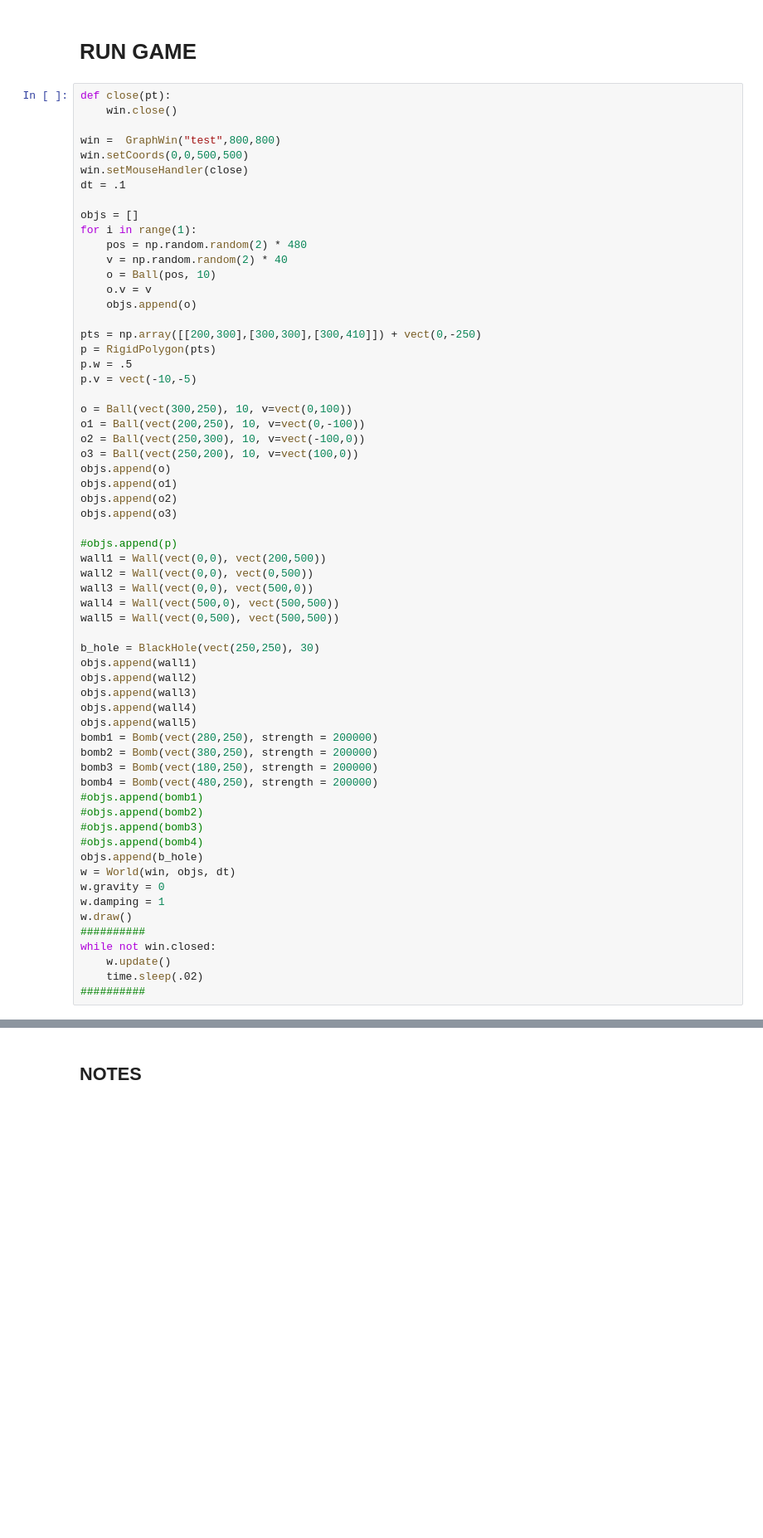
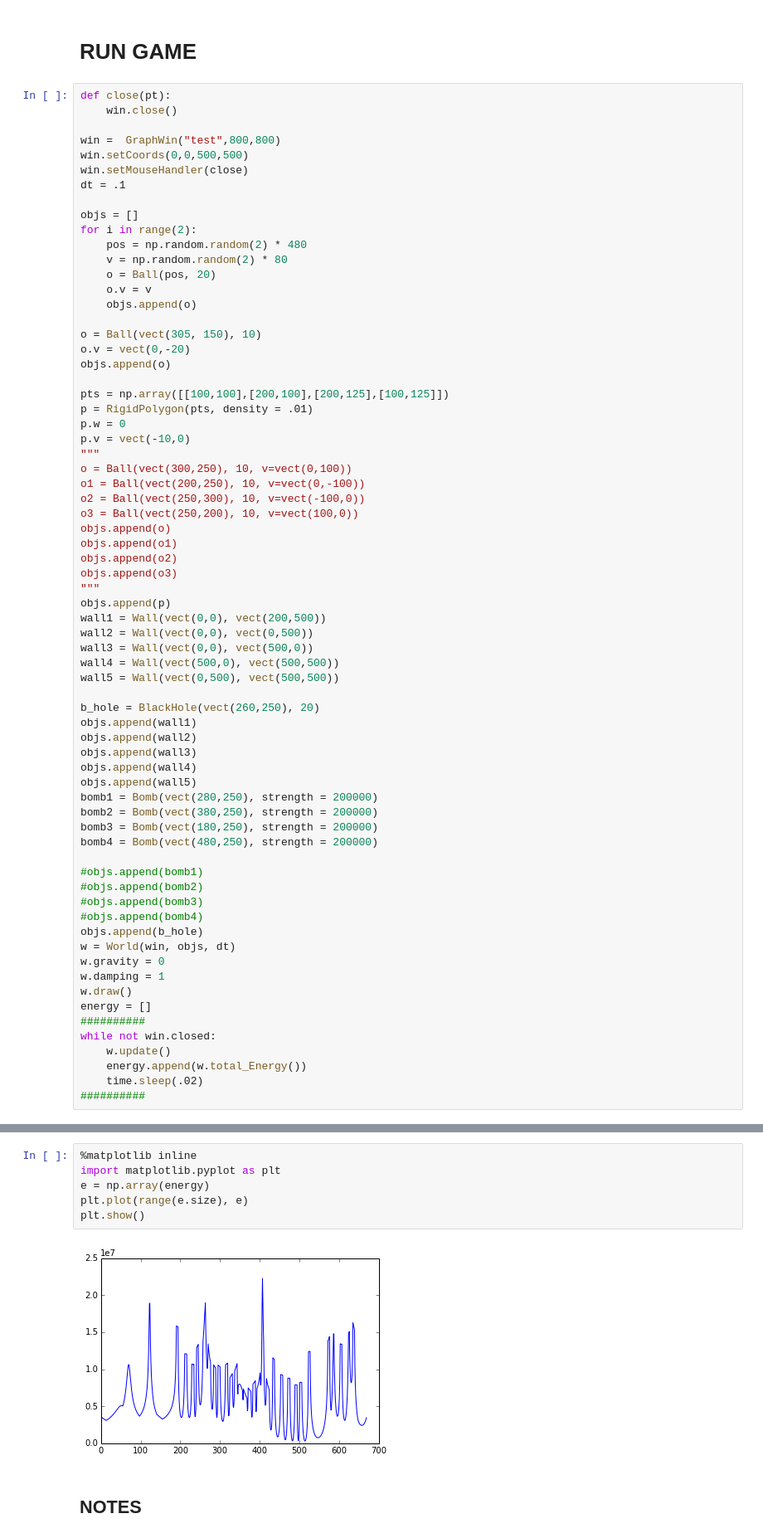
Before and after one commit to dwieker/PhysicsEngine, a Jupyter notebook: Main.ipynb, the cells around one changed output, grey strips where cells are left out. Shown: that part at 83% size. Drawn from its saved outputs; the diff is of its cells as text; blank space fills up the shorter version.

```diff
--- a/Main.ipynb
+++ b/Main.ipynb
@@ -166,18 +470,22 @@ win.setMouseHandler(close)
 dt = .1
 
 objs = []
-for i in range(1):
+for i in range(2):
     pos = np.random.random(2) * 480
-    v = np.random.random(2) * 40
-    o = Ball(pos, 10)
+    v = np.random.random(2) * 80
+    o = Ball(pos, 20)
     o.v = v
     objs.append(o)
 
-pts = np.array([[200,300],[300,300],[300,410]]) + vect(0,-250)
-p = RigidPolygon(pts)
-p.w = .5
-p.v = vect(-10,-5)
+o = Ball(vect(305, 150), 10)
+o.v = vect(0,-20)
+objs.append(o)
 
+pts = np.array([[100,100],[200,100],[200,125],[100,125]])
+p = RigidPolygon(pts, density = .01)
+p.w = 0
+p.v = vect(-10,0)
+"""
 o = Ball(vect(300,250), 10, v=vect(0,100))
 o1 = Ball(vect(200,250), 10, v=vect(0,-100))
 o2 = Ball(vect(250,300), 10, v=vect(-100,0))
@@ -186,15 +494,15 @@ objs.append(o)
 objs.append(o1)
 objs.append(o2)
 objs.append(o3)
-
-#objs.append(p)
+"""
+objs.append(p)
 wall1 = Wall(vect(0,0), vect(200,500))
 wall2 = Wall(vect(0,0), vect(0,500))
 wall3 = Wall(vect(0,0), vect(500,0))
 wall4 = Wall(vect(500,0), vect(500,500))
 wall5 = Wall(vect(0,500), vect(500,500))
 
-b_hole = BlackHole(vect(250,250), 30)
+b_hole = BlackHole(vect(260,250), 20)
 objs.append(wall1)
 objs.append(wall2)
 objs.append(wall3)
@@ -204,6 +512,7 @@ bomb1 = Bomb(vect(280,250), strength = 200000)
 bomb2 = Bomb(vect(380,250), strength = 200000)
 bomb3 = Bomb(vect(180,250), strength = 200000)
 bomb4 = Bomb(vect(480,250), strength = 200000)
+
 #objs.append(bomb1)
 #objs.append(bomb2)
 #objs.append(bomb3)
@@ -213,9 +522,11 @@ w = World(win, objs, dt)
 w.gravity = 0
 w.damping = 1
 w.draw()
+energy = []
 ##########
 while not win.closed:
     w.update()
+    energy.append(w.total_Energy())
     time.sleep(.02)
 ##########
 # %% [output]
@@ -223,2 +534,10 @@ NameError: global name 'Circle' is not defined
+# %%
+%matplotlib inline
+import matplotlib.pyplot as plt
+e = np.array(energy)
+plt.plot(range(e.size), e)
+plt.show()
+# %% [output]
+[figure, added]
 # %% [markdown]
 ## NOTES
```
Also changed, not shown: parts of 8 cells of this notebook, 1 other file.
